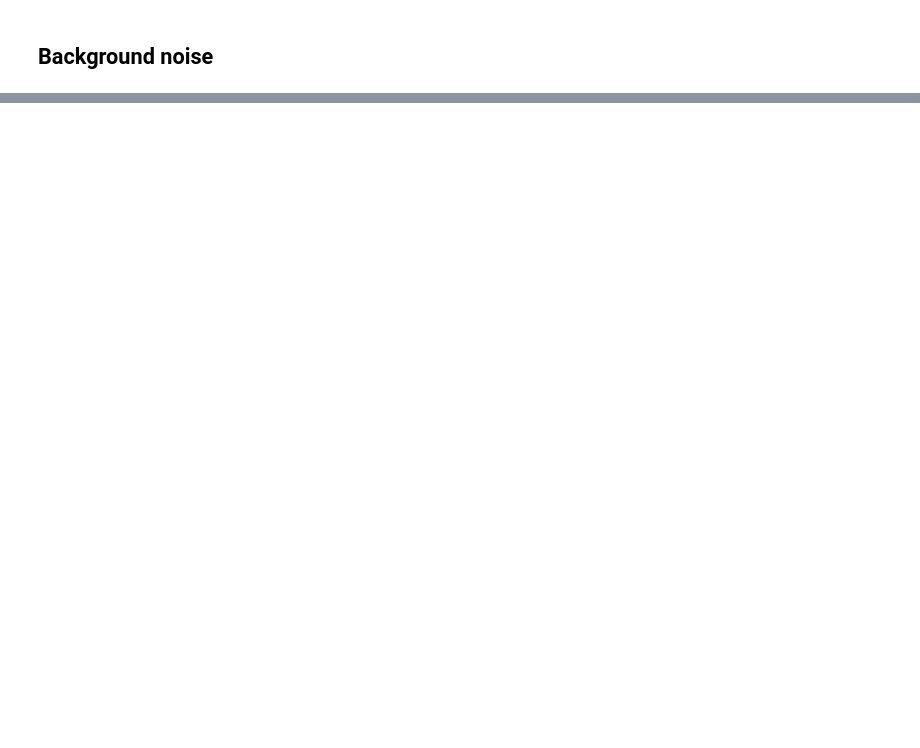
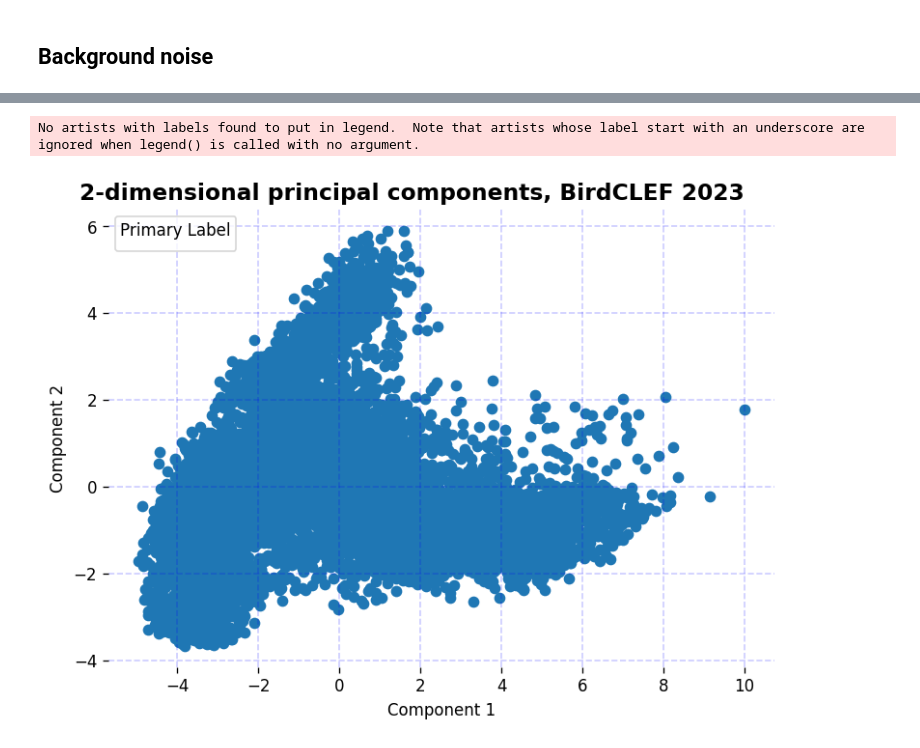
Before and after one commit to dsgt-birdclef/birdclef-2023, a Jupyter notebook: notebooks/mg-20230521-00-background-noise.ipynb, the cells around one changed output, grey strips where cells are left out. Saved outputs shown, nothing was run; the diff lists cells and outputs as text; code cells hidden in the pictures; blank space fills up the shorter version.

```diff
--- a/notebooks/mg-20230521-00-background-noise.ipynb
+++ b/notebooks/mg-20230521-00-background-noise.ipynb
@@ -108,0 +209,62 @@ display(rows_df)
+# %%
+from sklearn.decomposition import PCA
+
+X = np.stack(rows_df["emb"].values)
+# primary_label = df.primary_label
+# birdnet_label = df.birdnet_label
+
+# PCA
+pca = PCA(n_components=2, random_state=42)
+X_pca = pca.fit_transform(X)
+pca_var = pca.explained_variance_ratio_
+pca_curve = np.cumsum(pca_var)
+
+# Create a new DataFrame with the PCA data and primary_label
+pca_df = pd.DataFrame(X_pca, columns=["x", "y"])
+# pca_df["primary_label"] = primary_label
+
+
+# Plot 2-D PCA
+def plot_pca_scatter(
+    X_pca: np.array,
+    # y_train: np.array,
+    dataset_name="dataset",
+    verbose=False,
+):
+    # Init figure
+    fig, ax = plt.subplots(figsize=(6.4, 4.8), dpi=120)
+    fig.suptitle(
+        f"2-dimensional principal components, {dataset_name}",
+        fontsize=14,
+        weight="bold",
+    )
+    # primary_label = pca_df["primary_label"]
+    # sns.scatterplot(data=pca_df, x="x", y="y", hue="primary_label")
+    ax.scatter(pca_df["x"], pca_df["y"])
+    ax.margins(x=0.05, y=0.05)  # margins on x and y axis
+    ax.set_xlabel("Component 1")
+    ax.set_ylabel("Component 2")
+    ax.grid(color="blue", linestyle="--", linewidth=1, alpha=0.2)
+    handles, labels = ax.get_legend_handles_labels()
+    ax.legend(
+        handles=handles,
+        labels=labels,
+        title="Primary Label",
+        loc="upper left",
+        fontsize="small",
+    )
+    spines = ["top", "right", "bottom", "left"]
+    for s in spines:
+        ax.spines[s].set_visible(False)
+    fig.tight_layout(pad=0.5)
+    plt.show()
+
+
+# Plot the BirdNET embeddings
+plot_pca_scatter(
+    X_pca=pca_df,
+    dataset_name="BirdCLEF 2023",
+)
+# %% [output]
+No artists with labels found to put in legend.  Note that artists whose label start with an underscore are ignored when legend() is called with no argument.
+[figure, added]
```
Also changed, not shown: parts of 9 cells of this notebook, 1 other file.
